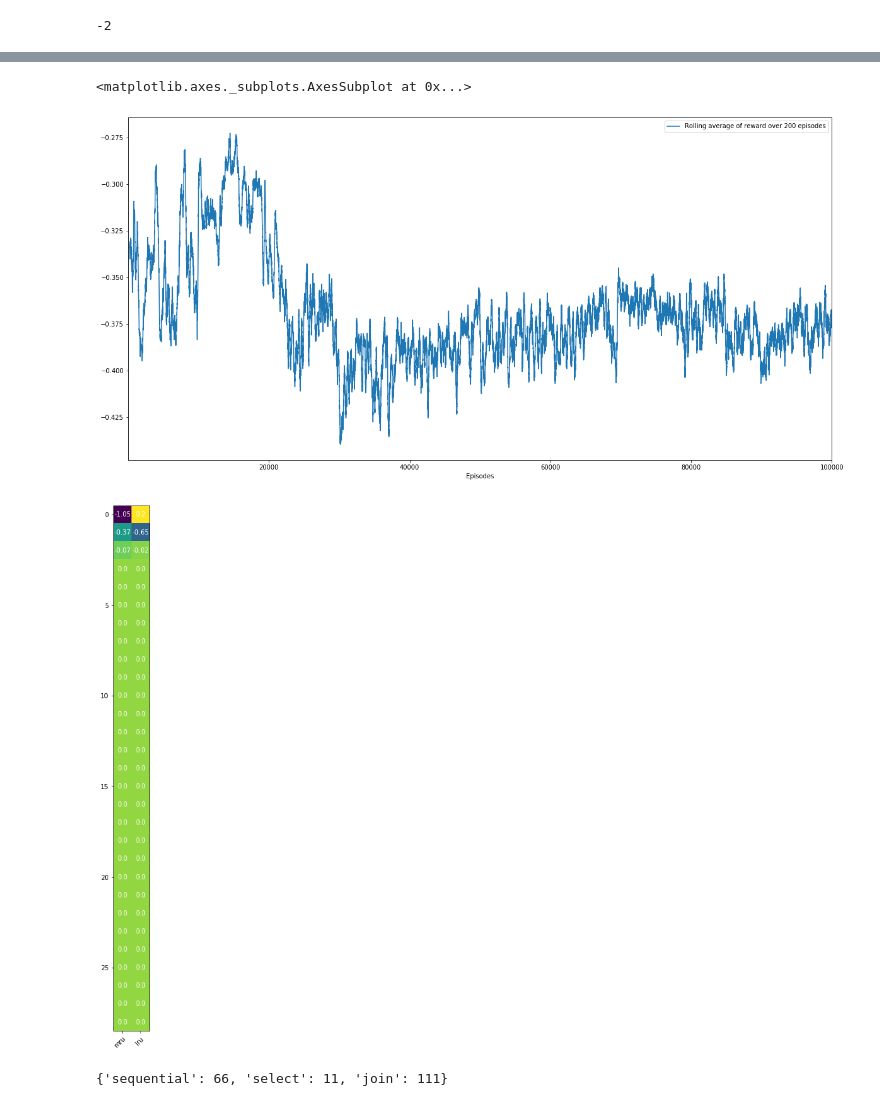
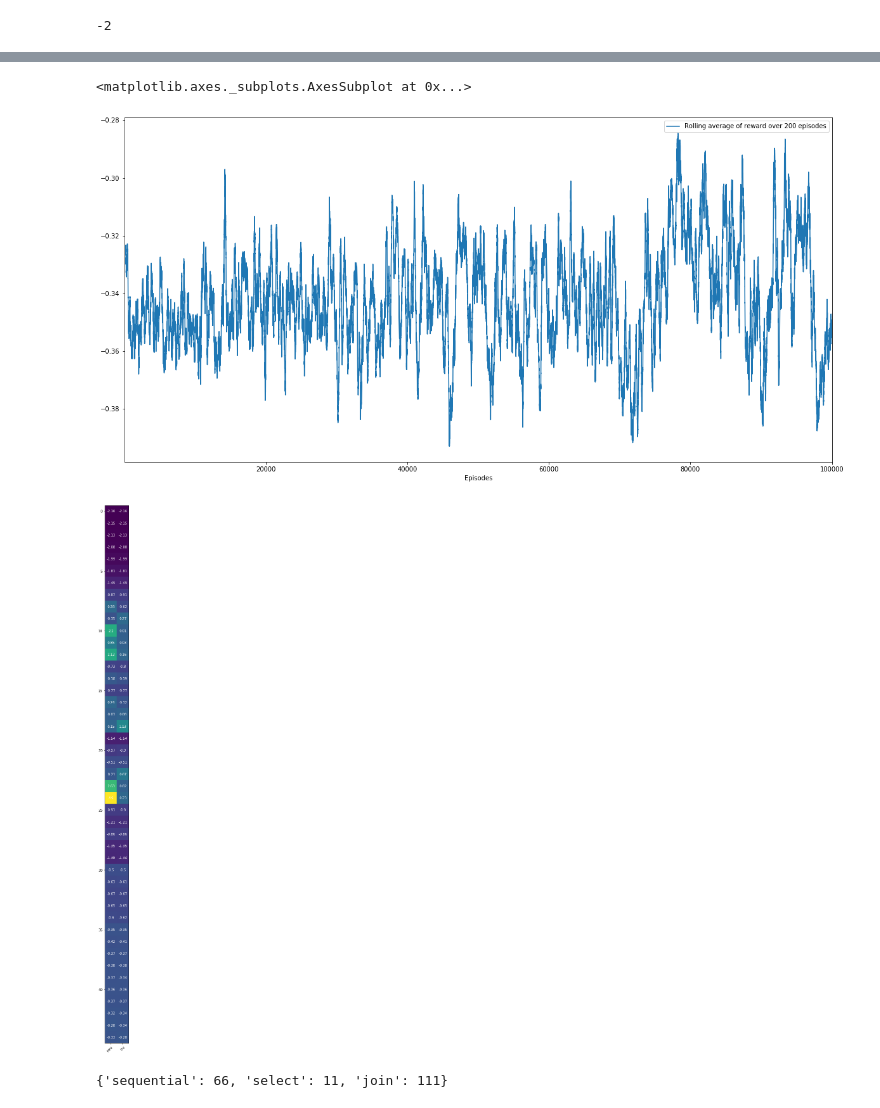
Before and after one commit to cardwizard/DatabaseDeepQL, a Jupyter notebook: QLearning-deeksha_with_labels.ipynb, the cells around one changed output, grey strips where cells are left out. Drawn from its saved outputs; the diff is of its cells as text; code cells hidden in the pictures.

```diff
--- a/QLearning-deeksha_with_labels.ipynb
+++ b/QLearning-deeksha_with_labels.ipynb
@@ -120,13 +120,13 @@ all_epochs = []
 all_penalties = []
 
 epsilon_greedy = True
-alpha_decay = True
+alpha_decay = False
 # %%
 q_values_cumulative = []
 old_q = np.zeros([1000, 2])
 q_table = np.zeros([1000, 2])
 cache_size = 4
-number_of_runs = 100000
+number_of_runs = 1000000
 # %%
 epsilon_div = number_of_runs / 4
 alpha_div = number_of_runs / 5
@@ -317,2 +337,5 @@ df_metrics = pd.DataFrame(reward)
+# %%
+q1,q2=multisetup()
+filename="Figures/q1_{}_q2_{}_alpha_decay_{}_epsilon_greedy_{}_number_of_runs_{}_gamma_{}".format(q1.query_type, q2.query_type,alpha_decay,epsilon_greedy,number_of_runs,gamma)
 # %%
 (df_metrics["Total Hits"]).plot()
@@ -361,50 +386,52 @@ Text(0, 0.5, 'Change in Q values')
 # %%
 df.columns=['reward', 'Episodes', 'time', 'r', 'Rolling average of reward over 200 episodes']
 # %%
-df.plot(y="Rolling average of reward over 200 episodes", x="Episodes", figsize=(20, 10))
+plt=df.plot(y="Rolling average of reward over 200 episodes", x="Episodes", figsize=(20, 10))
+plt.savefig(filename+"Reward.jpg")
 # %% [output]
 <matplotlib.axes._subplots.AxesSubplot at 0x...>
-[figure, old version]
+[figure, new version]
 # %%
 sequential = pd.DataFrame(q_table[66:111])
 join = pd.DataFrame(q_table[111:])
 # %%
-start_of_range=111
-end_of_range=140
+start_of_range=66
+end_of_range=111
 # %%
 import numpy as np
 import matplotlib
 import matplotlib.pyplot as plt
 # sphinx_gallery_thumbnail_number = 2
 
 farmers = ["mru", "lru"]
 fig, ax = plt.subplots()
 im = ax.imshow(q_table[start_of_range:end_of_range])
 
 # We want to show all ticks...
 ax.set_xticks(np.arange(len(farmers)))
 #ax.set_yticks(np.arange(len(vegetables)))
 # ... and label them with the respective list entries
 ax.set_xticklabels(farmers)
 #ax.set_yticklabels(vegetables)
 
 # Rotate the tick labels and set their alignment.
 plt.setp(ax.get_xticklabels(), rotation=45, ha="right",
          rotation_mode="anchor")
 
 # Loop over data dimensions and create text annotations.
 for i in range(len(q_table[start_of_range:end_of_range])):
     for j in range(len(farmers)):
         #print(q_table[66+i, j])
         text = ax.text(j, i, round(q_table[start_of_range+i, j],2),
                        ha="center", va="center", color="w")
-fig.set_figheight(15)
+fig.set_figheight(30)
 fig.set_figwidth(20)
 #ax.set_title("Harvest of local farmers (in tons/year)")
 plt.show()
+plt.savefig(filename+"Heatmap.jpg")
 #Copy to clipboard
 # %% [output]
-[figure, old version]
+[figure, new version]
 # %%
 # def run_single():
 #     global epsilon
```
Also changed, not shown: parts of 7 cells of this notebook, 3 other files.
